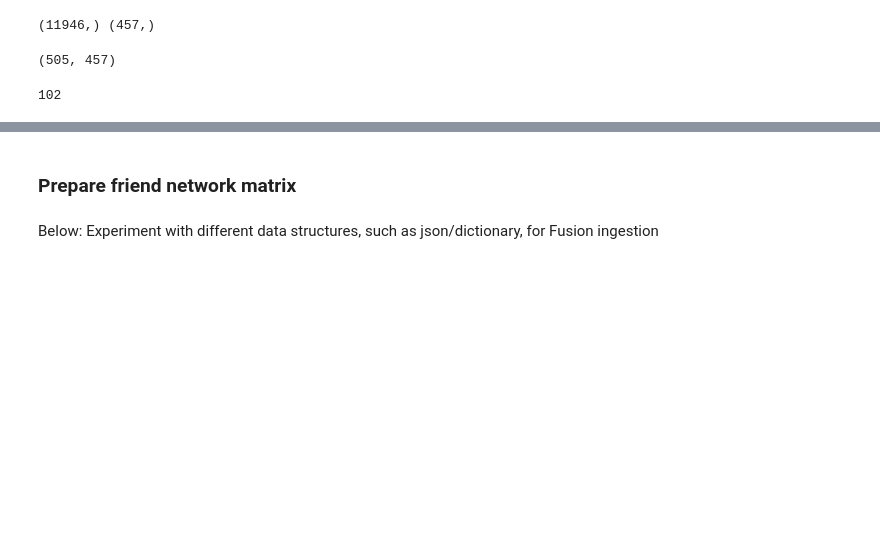
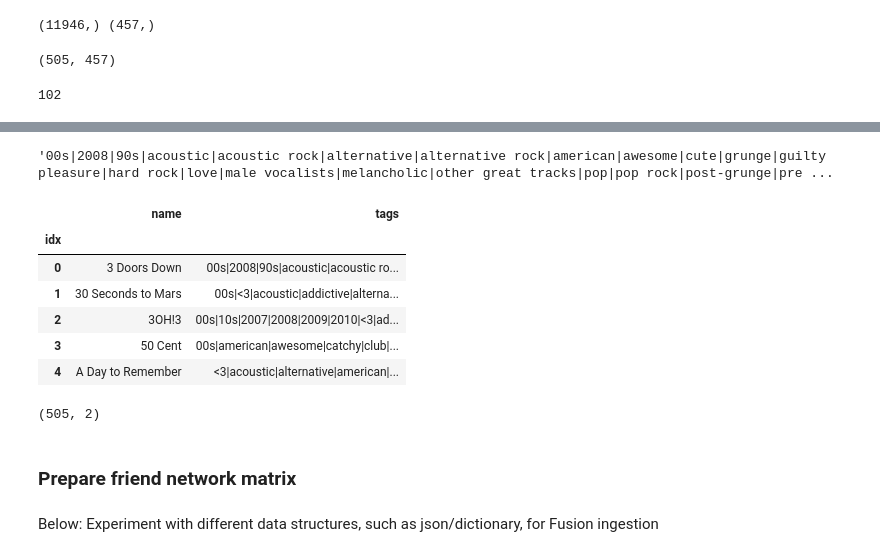
Before and after one commit to cipher813/recommender_system, a Jupyter notebook: notebooks/LastFM_Recommender_DataCleaning.ipynb, the cells around one changed output, grey strips where cells are left out. Saved outputs shown, nothing was run; the diff lists cells and outputs as text; code cells hidden in the pictures; blank space fills up the shorter version.

```diff
--- a/notebooks/LastFM_Recommender_DataCleaning.ipynb
+++ b/notebooks/LastFM_Recommender_DataCleaning.ipynb
@@ -330,0 +385,27 @@ ut6.to_csv('../data/recsys_tags.csv', index=False)
+# %%
+# ut8 = {}
+ut8 = ut7
+# %%
+ut8['3 Doors Down']
+# %% [output]
+'00s|2008|90s|acoustic|acoustic rock|alternative|alternative rock|american|awesome|cute|grunge|guilty pleasure|hard rock|love|male vocalists|melancholic|other great tracks|pop|pop rock|post-grunge|pre ...
+# %%
+ut9 = pd.DataFrame(ut8,index=[0]).T
+# %%
+ut10 = ut9.reset_index()
+ut10.columns = ['name','tags']
+ut10.index.names = ['idx']
+# %%
+ut10.head()
+# %% [output]
+|  | name | tags |
+| idx |  |  |
+| 0 | 3 Doors Down | 00s|2008|90s|acoustic|acoustic ro... |
+| 1 | 30 Seconds to Mars | 00s|<3|acoustic|addictive|alterna... |
+| 2 | 3OH!3 | 00s|10s|2007|2008|2009|2010|<3|ad... |
+| 3 | 50 Cent | 00s|american|awesome|catchy|club|... |
+| 4 | A Day to Remember | <3|acoustic|alternative|american|... |
+# %%
+ut10.shape
+# %% [output]
+(505, 2)
```
Also changed, not shown: parts of 8 cells of this notebook, 1 other file.
